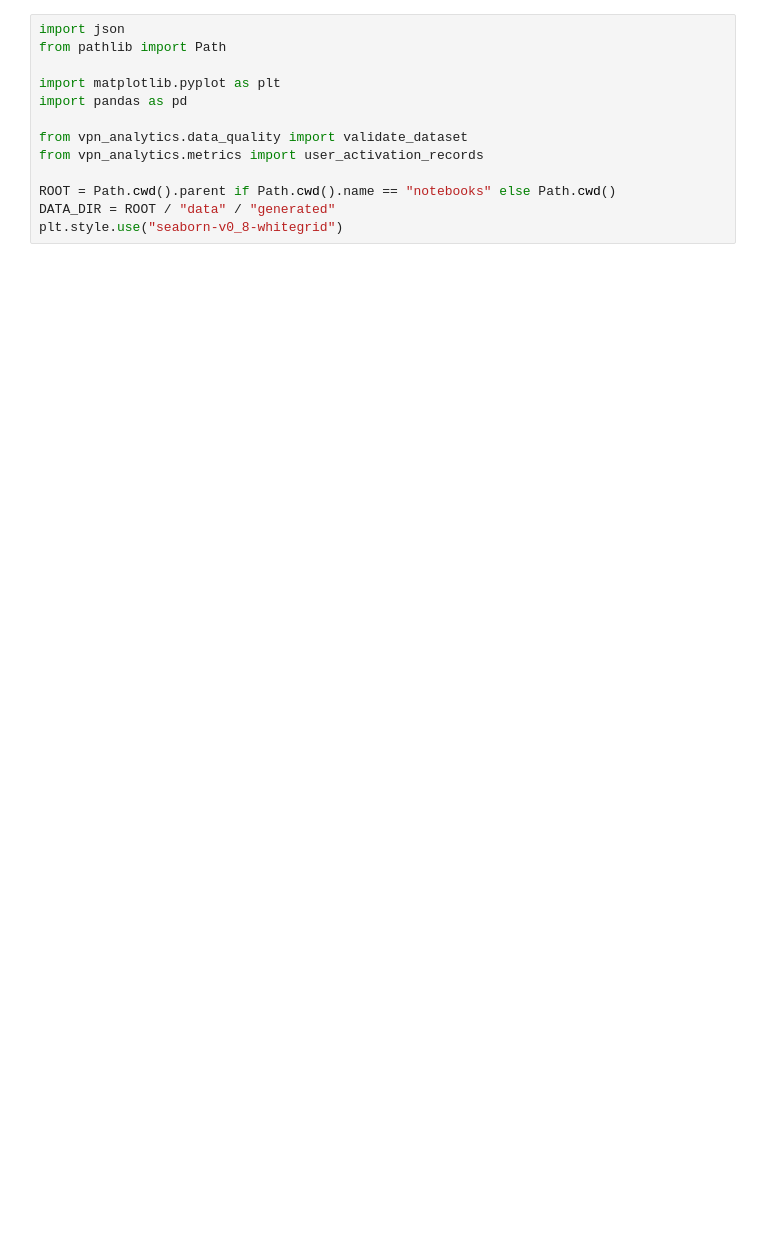
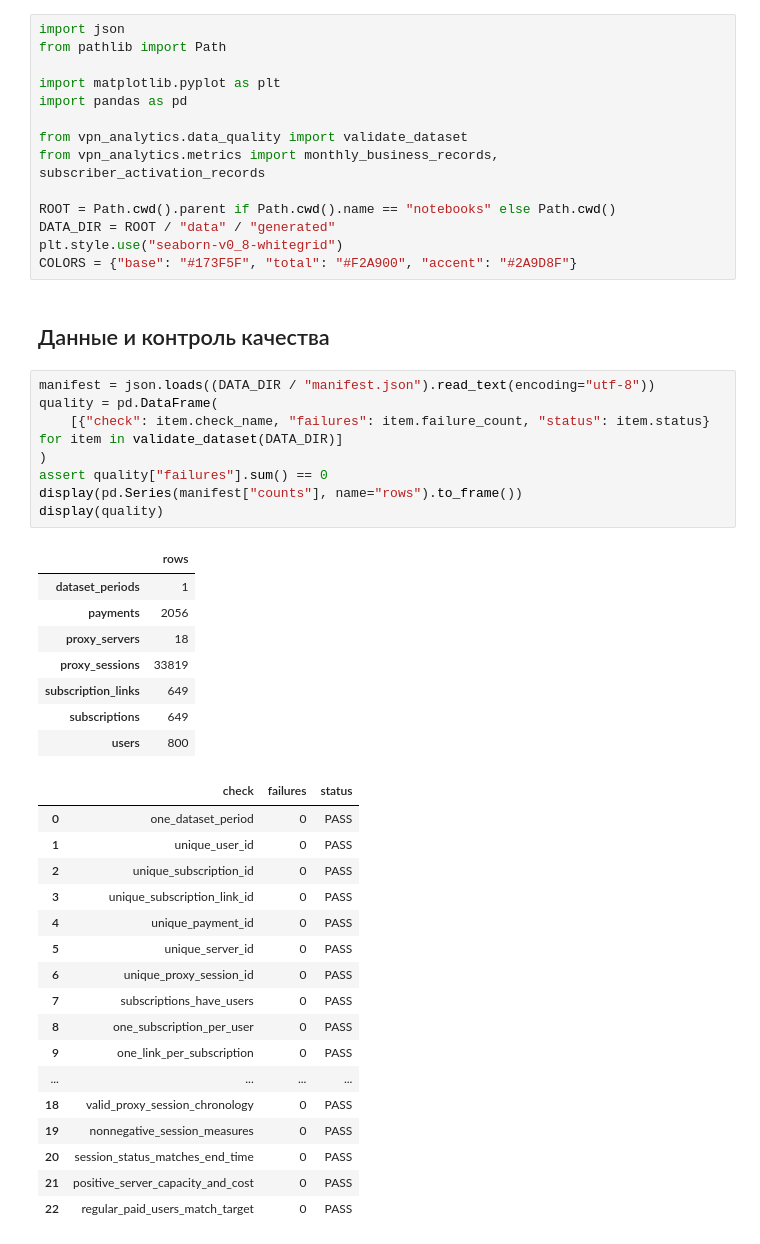
Before and after one commit to GarrettR0b/vpn-subscription-analytics, a Jupyter notebook: notebooks/01_vpn_activation.ipynb, the cells around one changed output. Drawn from its saved outputs; the diff is of its cells as text; blank space fills up the shorter version.

```diff
--- a/notebooks/01_vpn_activation.ipynb
+++ b/notebooks/01_vpn_activation.ipynb
@@ -26,8 +25,45 @@ import matplotlib.pyplot as plt
 import pandas as pd
 
 from vpn_analytics.data_quality import validate_dataset
-from vpn_analytics.metrics import user_activation_records
+from vpn_analytics.metrics import monthly_business_records, subscriber_activation_records
 
 ROOT = Path.cwd().parent if Path.cwd().name == "notebooks" else Path.cwd()
 DATA_DIR = ROOT / "data" / "generated"
 plt.style.use("seaborn-v0_8-whitegrid")
+COLORS = {"base": "#173F5F", "total": "#F2A900", "accent": "#2A9D8F"}
+# %% [markdown]
+## Данные и контроль качества
+# %%
+manifest = json.loads((DATA_DIR / "manifest.json").read_text(encoding="utf-8"))
+quality = pd.DataFrame(
+    [{"check": item.check_name, "failures": item.failure_count, "status": item.status} for item in validate_dataset(DATA_DIR)]
+)
+assert quality["failures"].sum() == 0
+display(pd.Series(manifest["counts"], name="rows").to_frame())
+display(quality)
+# %% [output]
+|  | rows |
+| dataset_periods | 1 |
+| payments | 2056 |
+| proxy_servers | 18 |
+| proxy_sessions | 33819 |
+| subscription_links | 649 |
+| subscriptions | 649 |
+| users | 800 |
+|  | check | failures | status |
+| 0 | one_dataset_period | 0 | PASS |
+| 1 | unique_user_id | 0 | PASS |
+| 2 | unique_subscription_id | 0 | PASS |
+| 3 | unique_subscription_link_id | 0 | PASS |
+| 4 | unique_payment_id | 0 | PASS |
+| 5 | unique_server_id | 0 | PASS |
+| 6 | unique_proxy_session_id | 0 | PASS |
+| 7 | subscriptions_have_users | 0 | PASS |
+| 8 | one_subscription_per_user | 0 | PASS |
+| 9 | one_link_per_subscription | 0 | PASS |
+| ... | ... | ... | ... |
+| 18 | valid_proxy_session_chronology | 0 | PASS |
+| 19 | nonnegative_session_measures | 0 | PASS |
+| 20 | session_status_matches_end_time | 0 | PASS |
+| 21 | positive_server_capacity_and_cost | 0 | PASS |
+| 22 | regular_paid_users_match_target | 0 | PASS |
```
Also changed, not shown: parts of 22 cells of this notebook, 38 other files.
